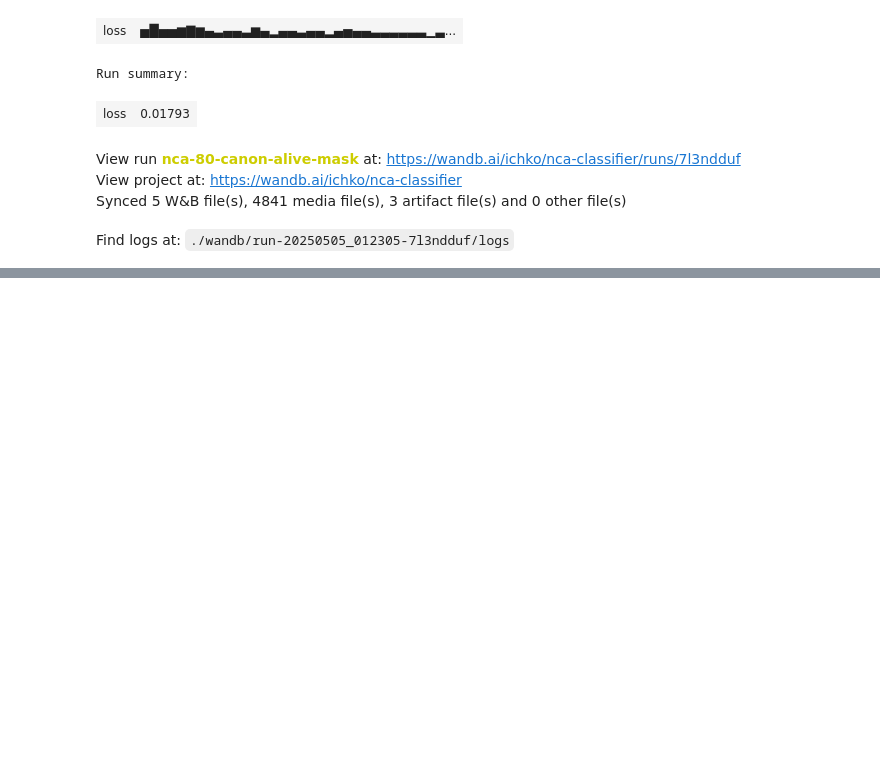
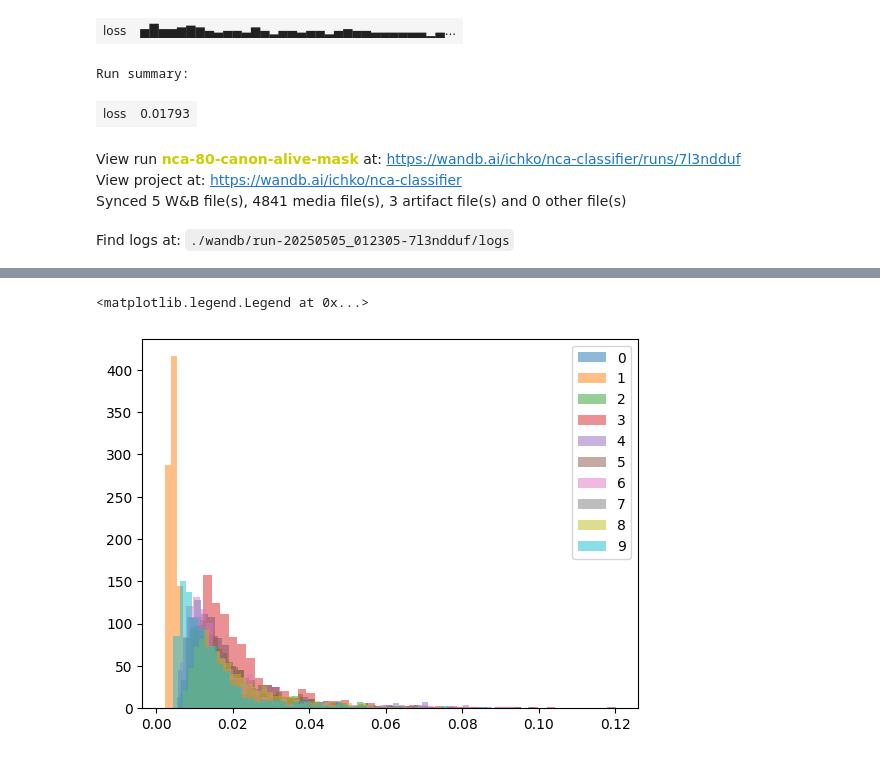
Before and after one commit to ichko/nca, a Jupyter notebook: nca_clf/train-canon.ipynb, the cells around one changed output, grey strips where cells are left out. Saved outputs shown, nothing was run; the diff lists cells and outputs as text; code cells hidden in the pictures; blank space fills up the shorter version.

Commit message:
Train canon exploration

```diff
--- a/nca_clf/train-canon.ipynb
+++ b/nca_clf/train-canon.ipynb
@@ -175,5 +177,29 @@ Find logs at: ./wandb/run-20250505_012305-7l3ndduf/logs
+# %%
+nca_loaded = torch.load(".checkpoints/nca-80-canon-alive-mask/nca-46453-[2025-05-05-11-33-13].pkl")
+nca_loaded = nca_loaded.to(device)
+# %%
+test_gen = MNISTPatternGenerator(
+    is_train=False,
+    channs=channs,
+    bs=1,
+    pattern=canonical_mnist_digits,
+    loop_forever=False,
+    shuffle=False,
+)
 # %%
-with torch.no_grad():
-    inp, out_gt = next(test_gen)
-    out_pred = nca(inp.to(device), steps=500)
-    nca_out_to_vids(out_pred, columns=8)
+res = []
+with torch.inference_mode():
+    for batch in tqdm(test_gen):
+        out_pred = nca_loaded(batch["inp"].to(device), steps=50)
+
+        rollout = tonp(out_pred[:, 0, 0])
+
+        last_step = out_pred[-1]
+        last_frame = last_step[:, 0]
+        loss = F.mse_loss(last_frame, batch["out"].to(device))
+
+        res.append({
+#             "rollout": rollout,
+            "label": tonp(batch["label"][0]).item(),
+            "loss": loss.item(),
+        })
@@ -183,0 +208,5 @@ NameError: name 'test_gen' is not defined
+# %%
+df = pd.DataFrame(res).reset_index()
+low_loss = df.sort_values("loss").iloc[:10]
+high_loss = df.sort_values("loss").iloc[-10:]
+rand_loss = df.sort_values("loss").sample(10)
@@ -183,0 +248,8 @@ NameError: name 'test_gen' is not defined
+# %%
+for c in range(num_classes):
+    losses = df[df["label"] == c]["loss"]
+    plt.hist(losses, bins=50, alpha=0.5, label=c)
+plt.legend()
+# %% [output]
+<matplotlib.legend.Legend at 0x...>
+[figure, added]
```
Also changed, not shown: parts of 16 cells of this notebook, 1 other file.
